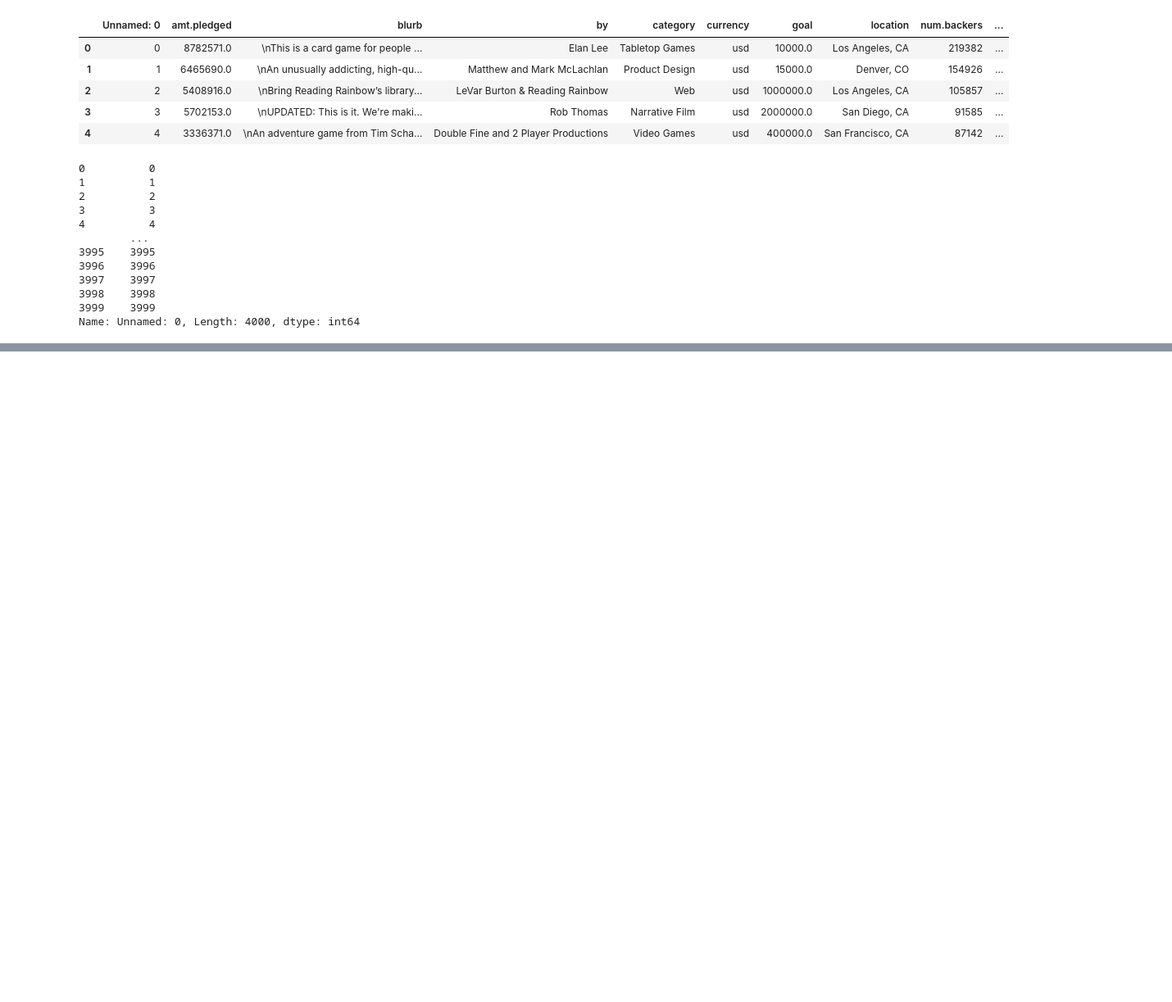
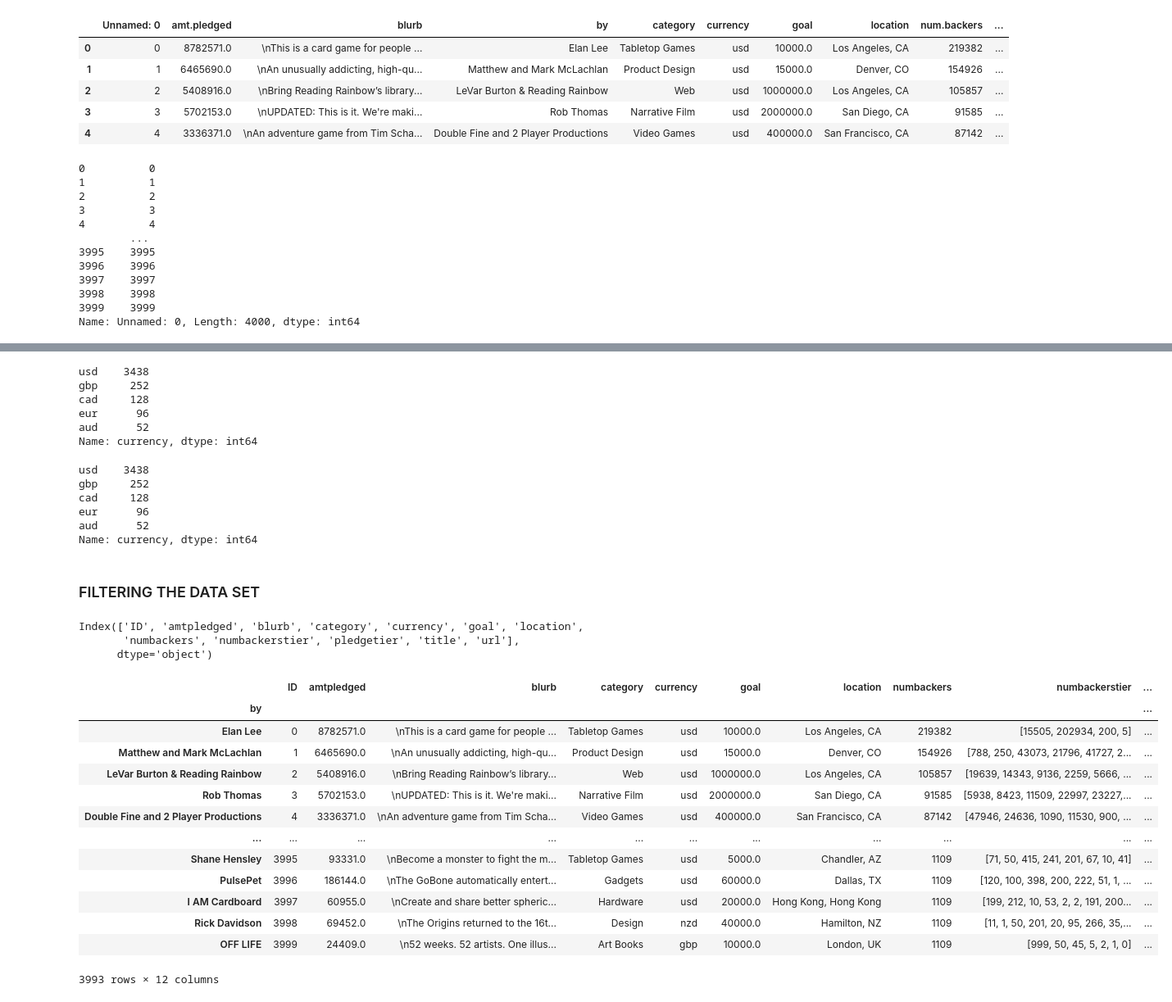
Before and after one commit to raklives/personal-projects, a Jupyter notebook: intro_tro_python_for_marketers.ipynb, the cells around one changed output, grey strips where cells are left out. Shown at 82% size. Drawn from its saved outputs; the diff is of its cells as text; code cells hidden in the pictures; blank space fills up the shorter version.

```diff
--- a/intro_tro_python_for_marketers.ipynb
+++ b/intro_tro_python_for_marketers.ipynb
@@ -91,0 +99,4 @@ Name: Unnamed: 0, Length: 4000, dtype: int64
+# %%
+# this is how we set the index
+# in this case we are reading over our original data frame
+ksmdata = pd.read_csv('most_backed.csv', sep=',', index_col='by')
@@ -91,0 +126,3 @@ Name: Unnamed: 0, Length: 4000, dtype: int64
+# %%
+# change the unnamed one into ID
+ksmdata.rename(columns={'Unnamed: 0':'ID'}, inplace=True)
@@ -91,0 +140,8 @@ Name: Unnamed: 0, Length: 4000, dtype: int64
+# %%
+# how to replace annoying characters
+# look up all the columns, replace anywhere you see '. repalce with ''(nothing)
+# str is a string method
+ksmdata.columns = ksmdata.columns.str.replace('.', '')
+
+# inspect
+ksmdata.head()
@@ -91,0 +280,60 @@ Name: Unnamed: 0, Length: 4000, dtype: int64
+# %%
+# what's the most common currency
+# different types of currencies
+list(ksmdata['currency'].unique())
+
+# save the list as a variable
+currencies = ksmdata['currency'].value_counts()
+currencies.head()
+# %% [output]
+usd    3438
+gbp     252
+cad     128
+eur      96
+aud      52
+Name: currency, dtype: int64
+# %%
+# how many times was each currency used
+# usd is the most used currency by far
+# chf is the least used
+ucurrency= ksmdata['currency'].value_counts()
+ucurrency.head()
+# %% [output]
+usd    3438
+gbp     252
+cad     128
+eur      96
+aud      52
+Name: currency, dtype: int64
+# %% [markdown]
+### FILTERING THE DATA SET
+# %%
+# let's look at our features/columns
+ksmdata.columns
+# %% [output]
+Index(['ID', 'amtpledged', 'blurb', 'category', 'currency', 'goal', 'location',
+       'numbackers', 'numbackerstier', 'pledgetier', 'title', 'url'],
+      dtype='object')
+# %%
+# we want to filter our data to only show campaigns where
+# amount pledged was more than/equals 100 dollars & goal was more than/equal to 100
+# so basically people who met/exceeded their goals
+
+# we're calling the data frame because we want to only show rows of the df
+# that meets our specific criteria
+ksmdata[(ksmdata['amtpledged'] >= 100) & (ksmdata['goal']>= 100)]
+# %% [output]
+|  | ID | amtpledged | blurb | category | currency | goal | location | numbackers | numbackerstier | ... |
+| by |  |  |  |  |  |  |  |  |  | ... |
+| Elan Lee | 0 | 8782571.0 | \nThis is a card game for people ... | Tabletop Games | usd | 10000.0 | Los Angeles, CA | 219382 | [15505, 202934, 200, 5] | ... |
+| Matthew and Mark McLachlan | 1 | 6465690.0 | \nAn unusually addicting, high-qu... | Product Design | usd | 15000.0 | Denver, CO | 154926 | [788, 250, 43073, 21796, 41727, 2... | ... |
+| LeVar Burton & Reading Rainbow | 2 | 5408916.0 | \nBring Reading Rainbow’s library... | Web | usd | 1000000.0 | Los Angeles, CA | 105857 | [19639, 14343, 9136, 2259, 5666, ... | ... |
+| Rob Thomas | 3 | 5702153.0 | \nUPDATED: This is it. We're maki... | Narrative Film | usd | 2000000.0 | San Diego, CA | 91585 | [5938, 8423, 11509, 22997, 23227,... | ... |
+| Double Fine and 2 Player Productions | 4 | 3336371.0 | \nAn adventure game from Tim Scha... | Video Games | usd | 400000.0 | San Francisco, CA | 87142 | [47946, 24636, 1090, 11530, 900, ... | ... |
+| ... | ... | ... | ... | ... | ... | ... | ... | ... | ... | ... |
+| Shane Hensley | 3995 | 93331.0 | \nBecome a monster to fight the m... | Tabletop Games | usd | 5000.0 | Chandler, AZ | 1109 | [71, 50, 415, 241, 201, 67, 10, 41] | ... |
+| PulsePet | 3996 | 186144.0 | \nThe GoBone automatically entert... | Gadgets | usd | 60000.0 | Dallas, TX | 1109 | [120, 100, 398, 200, 222, 51, 1, ... | ... |
+| I AM Cardboard | 3997 | 60955.0 | \nCreate and share better spheric... | Hardware | usd | 20000.0 | Hong Kong, Hong Kong | 1109 | [199, 212, 10, 53, 2, 2, 191, 200... | ... |
+| Rick Davidson | 3998 | 69452.0 | \nThe Origins returned to the 16t... | Design | nzd | 40000.0 | Hamilton, NZ | 1109 | [11, 1, 50, 201, 20, 95, 266, 35,... | ... |
+| OFF LIFE | 3999 | 24409.0 | \n52 weeks. 52 artists. One illus... | Art Books | gbp | 10000.0 | London, UK | 1109 | [999, 50, 45, 5, 2, 1, 0] | ... |
+3993 rows × 12 columns
```
Also changed, not shown: parts of 20 cells of this notebook.
